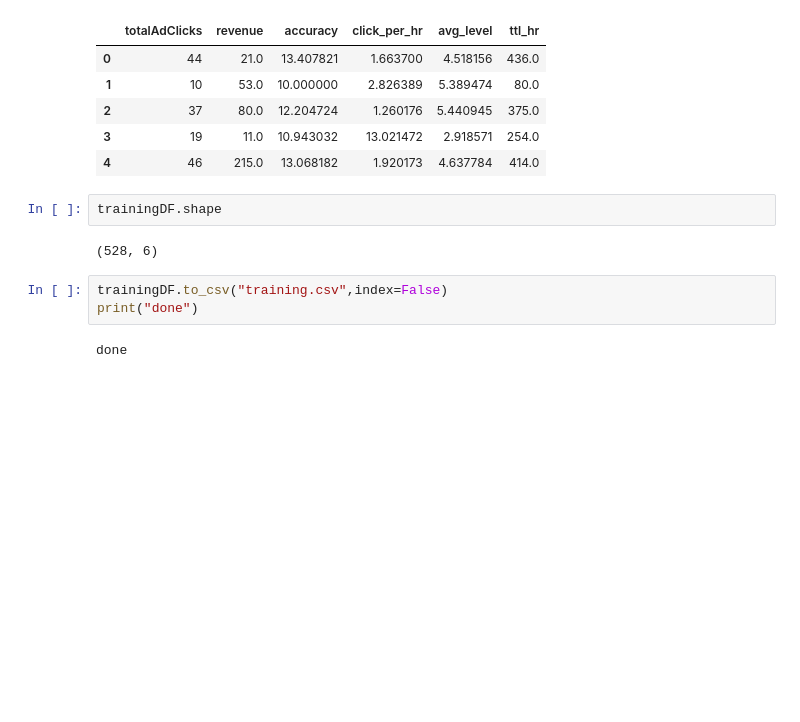
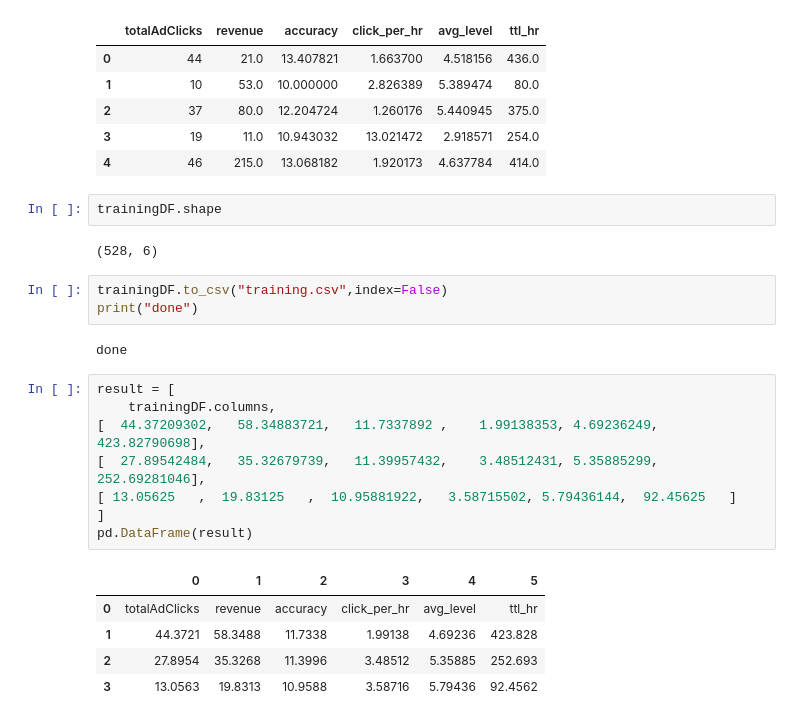
Before and after one commit to kiichi/CourseraBigData, a Jupyter notebook: jupyter/week3_pre.ipynb, the cells around one changed output. Saved outputs shown, nothing was run; the diff lists cells and outputs as text; blank space fills up the shorter version.

```diff
--- a/jupyter/week3_pre.ipynb
+++ b/jupyter/week3_pre.ipynb
@@ -242,3 +242,17 @@ trainingDF.to_csv("training.csv",index=False)
 print("done")
 # %% [output]
 done
+# %%
+result = [
+    trainingDF.columns,
+[  44.37209302,   58.34883721,   11.7337892 ,    1.99138353, 4.69236249,  423.82790698],
+[  27.89542484,   35.32679739,   11.39957432,    3.48512431, 5.35885299,  252.69281046],
+[ 13.05625   ,  19.83125   ,  10.95881922,   3.58715502, 5.79436144,  92.45625   ]
+]
+pd.DataFrame(result)
+# %% [output]
+|  | 0 | 1 | 2 | 3 | 4 | 5 |
+| 0 | totalAdClicks | revenue | accuracy | click_per_hr | avg_level | ttl_hr |
+| 1 | 44.3721 | 58.3488 | 11.7338 | 1.99138 | 4.69236 | 423.828 |
+| 2 | 27.8954 | 35.3268 | 11.3996 | 3.48512 | 5.35885 | 252.693 |
+| 3 | 13.0563 | 19.8313 | 10.9588 | 3.58716 | 5.79436 | 92.4562 |
```
